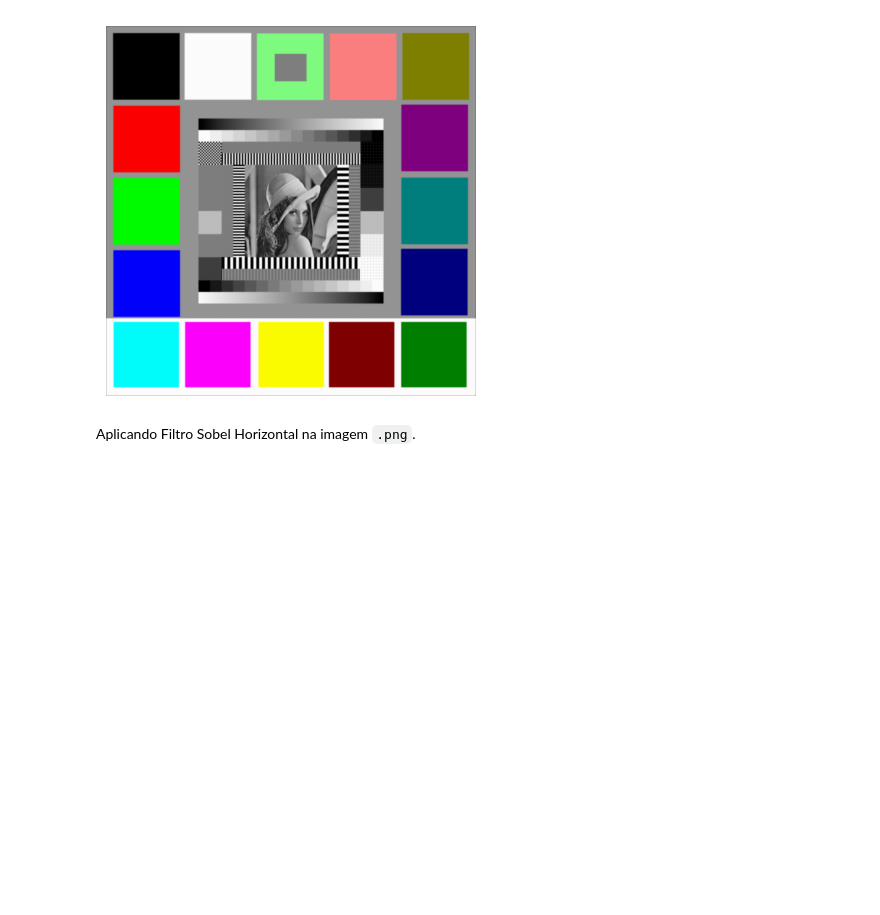
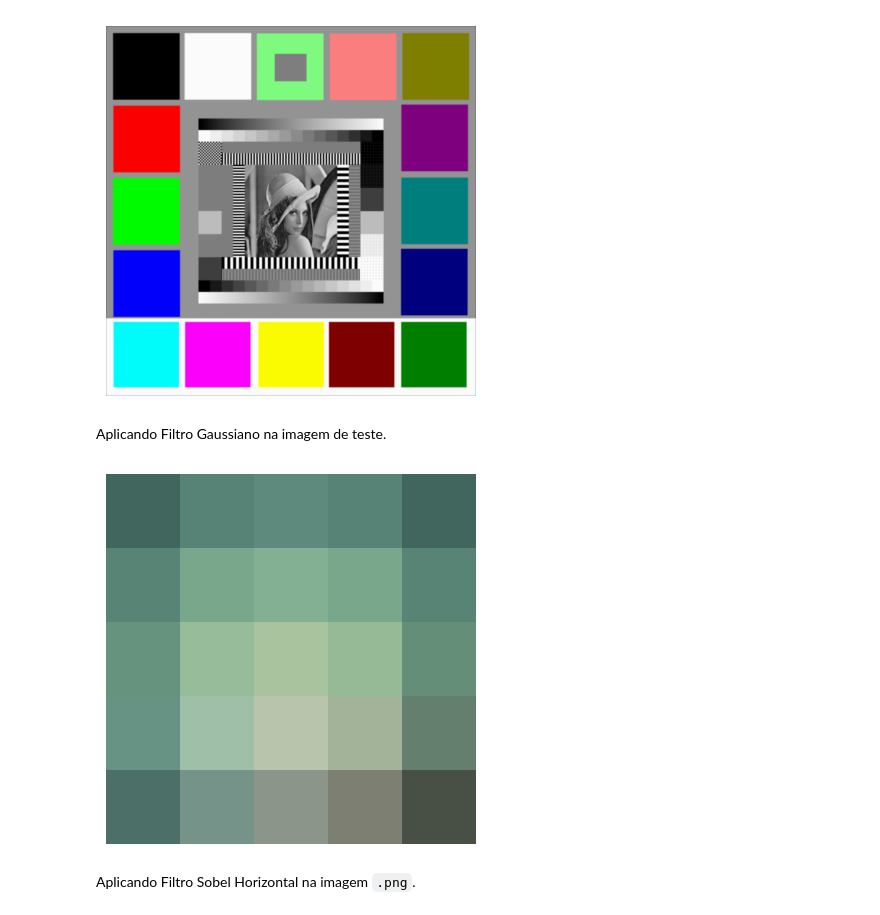
Before and after one commit to BarrosLucas/PracticeHomework, a Jupyter notebook: pdi.ipynb, the cells around one changed output. Drawn from its saved outputs; the diff is of its cells as text; code cells hidden in the pictures; blank space fills up the shorter version.

```diff
--- a/pdi.ipynb
+++ b/pdi.ipynb
@@ -378,6 +383,17 @@ display_image(imgToShow)
 save_image(imgToShow, "results\qt1\imgTIF-Gaussian5x5.tif")
 # %% [output]
 [figure]
+# %% [markdown]
+Aplicando Filtro Gaussiano na imagem de teste.
+# %%
+m, n, offset, mask = load_mask("filters/filtroGaussiano1.txt")
+
+imgToShow = applying_local_filter(mask, m, n, offset, imgCat.copy())
+
+display_image(imgToShow)
+save_image(imgToShow, "results\qt1\imgCAT-Gaussian5x5.png")
+# %% [output]
+[figure, added]
 # %% [markdown]
 Aplicando Filtro Sobel Horizontal na imagem `.png`.
 # %%
```
Also changed, not shown: parts of 12 cells of this notebook, 1 other file.
